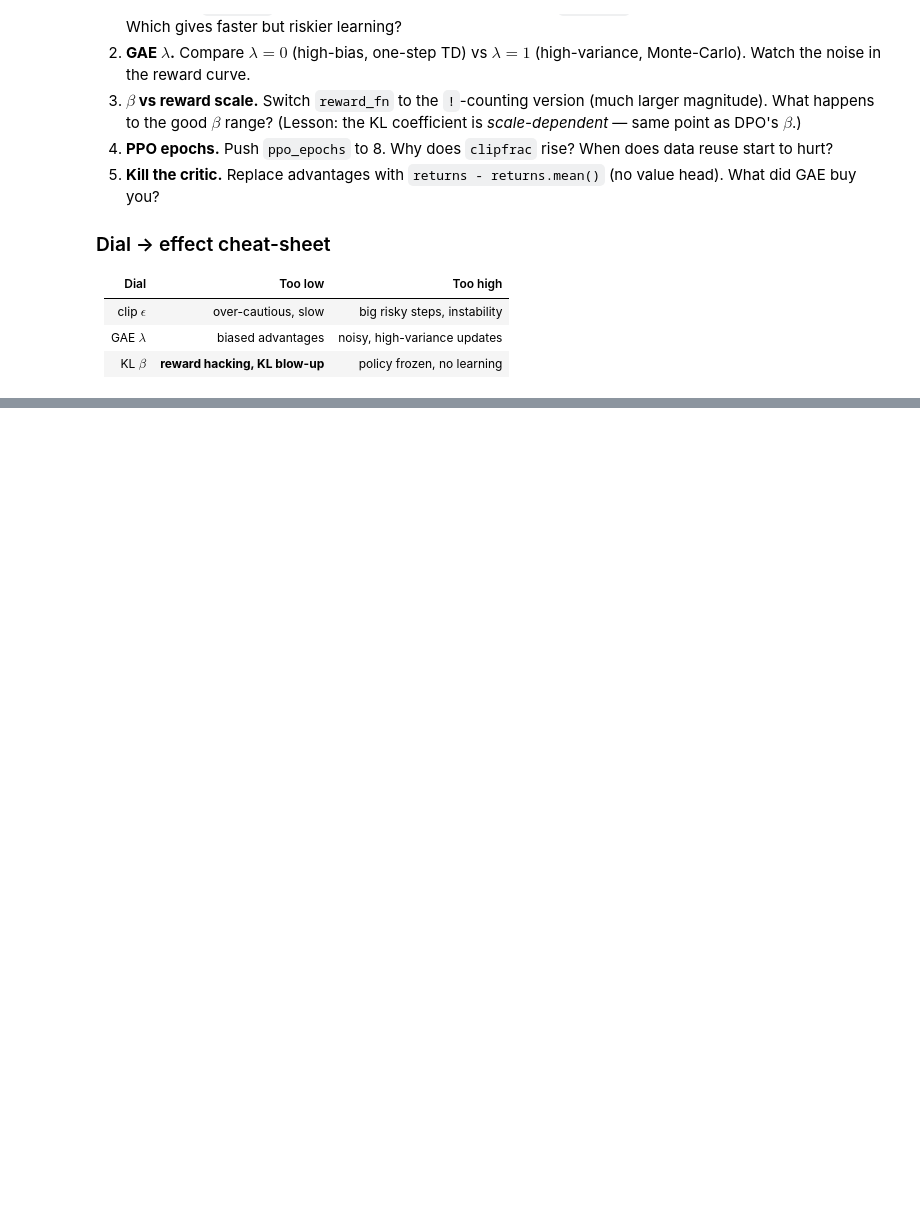
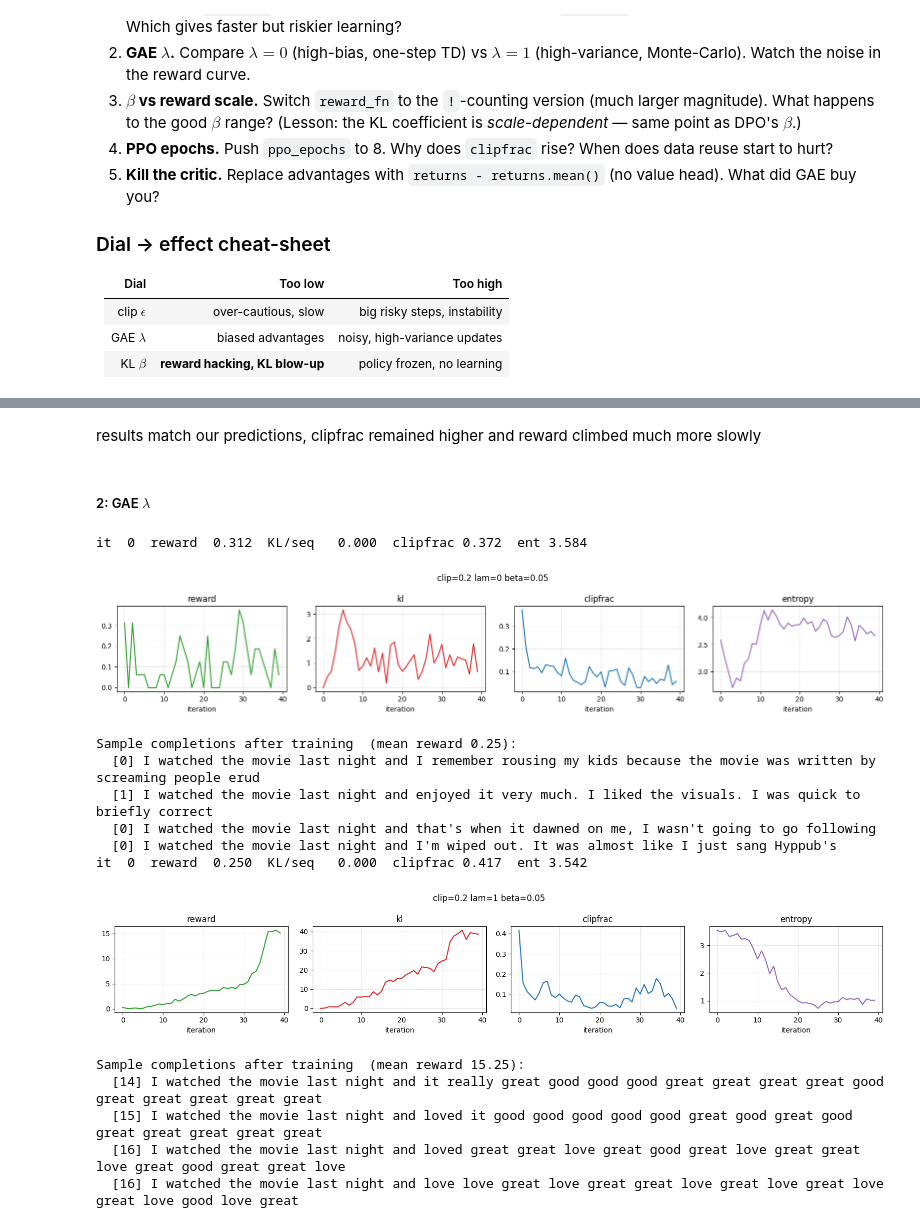
Before and after one commit to simcoster/RLHF, a Jupyter notebook: ppo_glassbox_llm-final.ipynb, the cells around one changed output, grey strips where cells are left out. Saved outputs shown, nothing was run; the diff lists cells and outputs as text; code cells hidden in the pictures; blank space fills up the shorter version.

```diff
--- a/ppo_glassbox_llm-final.ipynb
+++ b/ppo_glassbox_llm-final.ipynb
@@ -483,5 +483,12 @@ interactive(children=(FloatSlider(value=0.2, description='clip_eps', max=0.6, mi
 | clip $\epsilon$ | over-cautious, slow | big risky steps, instability |
 | GAE $\lambda$ | biased advantages | noisy, high-variance updates |
 | KL $\beta$ | **reward hacking, KL blow-up** | policy frozen, no learning |
+# %%
+# Missing dial defaults (match the interactive sliders); only clip_eps varies here
+CLIPS_EPS=0.2
+GAE_LAMBDA = 0.95
+KL_COEF = 0.05
+LR_EXP = -4.7
+ITERS = 40
 # %% [markdown]
 ##### 1: Clip $\epsilon$
@@ -500,0 +515,22 @@ TypeError: run() missing 4 required positional arguments: 'gae_lambda', 'kl_coef
+# %% [markdown]
+results match our predictions, clipfrac remained higher and reward climbed much more slowly
+# %% [markdown]
+##### 2: GAE $\lambda$
+# %%
+run(clip_eps=CLIPS_EPS, gae_lambda=0, kl_coef=KL_COEF, lr_exp=LR_EXP, iters=ITERS)
+run(clip_eps=CLIPS_EPS,  gae_lambda=1, kl_coef=KL_COEF, lr_exp=LR_EXP, iters=ITERS)
+# %% [output]
+it  0  reward  0.312  KL/seq   0.000  clipfrac 0.372  ent 3.584
+[figure, added]
+Sample completions after training  (mean reward 0.25):
+  [0] I watched the movie last night and I remember rousing my kids because the movie was written by screaming people erud
+  [1] I watched the movie last night and enjoyed it very much. I liked the visuals. I was quick to briefly correct
+  [0] I watched the movie last night and that's when it dawned on me, I wasn't going to go following
+  [0] I watched the movie last night and I'm wiped out. It was almost like I just sang Hyppub's
+it  0  reward  0.250  KL/seq   0.000  clipfrac 0.417  ent 3.542
+[figure, added]
+Sample completions after training  (mean reward 15.25):
+  [14] I watched the movie last night and it really great good good good great great great great good great great great great great
+  [15] I watched the movie last night and loved it good good good good good great good great good great great great great great
+  [16] I watched the movie last night and loved great great love great good great love great great love great good great great love
+  [16] I watched the movie last night and love love great love great great love great love great love great love good love great
```
Also changed, not shown: parts of 4 cells of this notebook.
